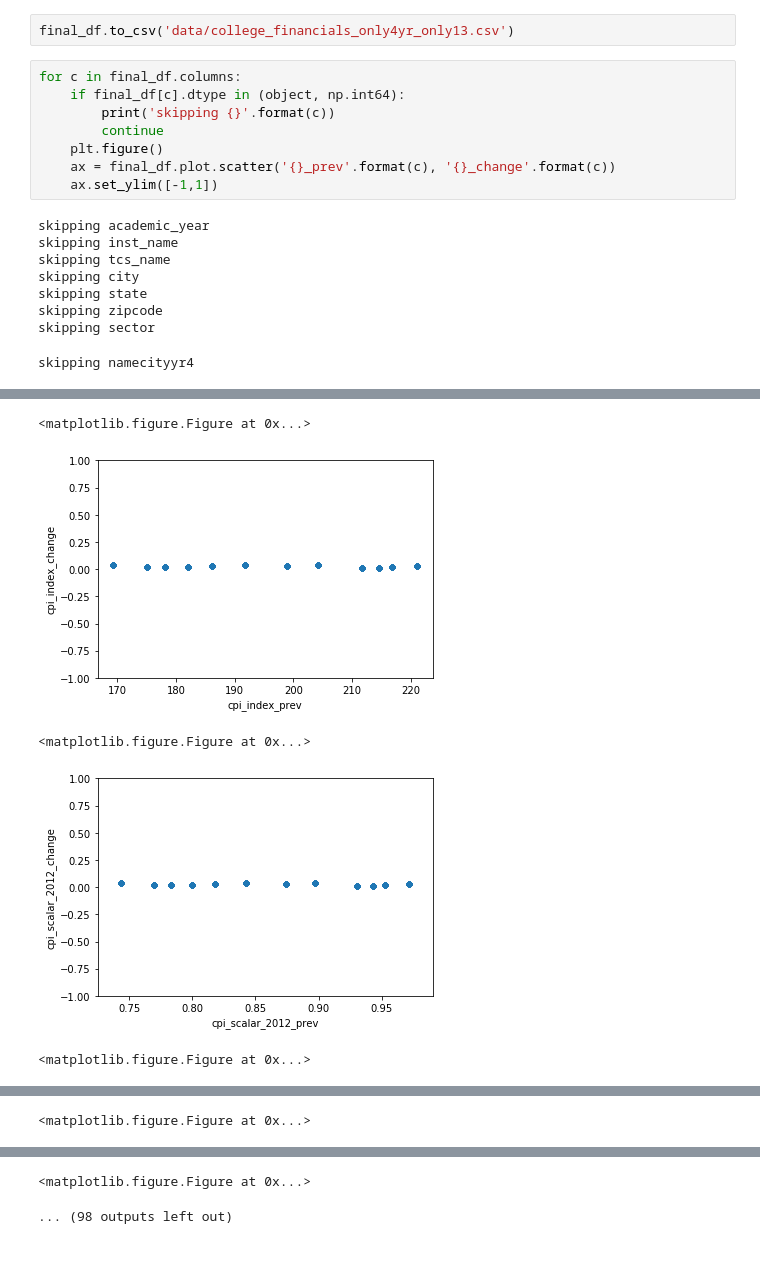
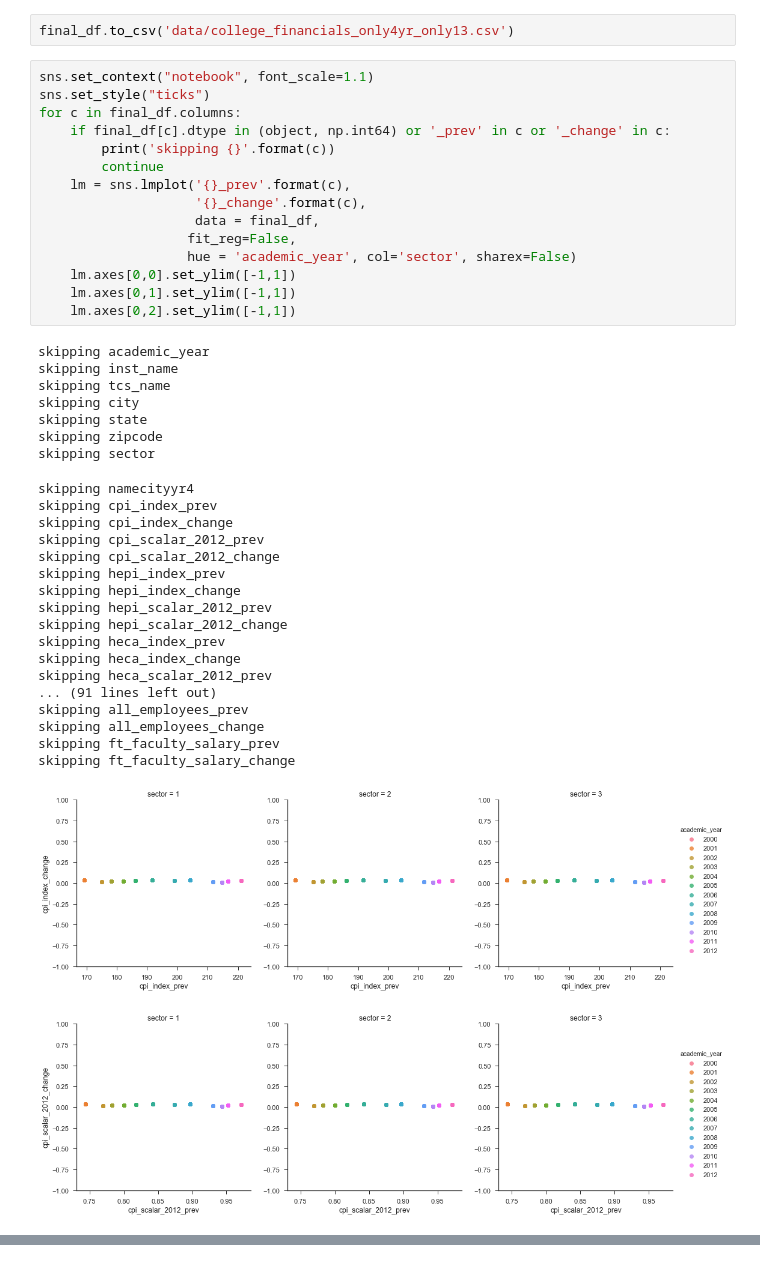
Before and after one commit to yunlinz/datathon, a Jupyter notebook: college_financials2.ipynb, the cells around one changed output, grey strips where cells are left out. Drawn from its saved outputs; the diff is of its cells as text.

```diff
--- a/college_financials2.ipynb
+++ b/college_financials2.ipynb
@@ -71,19 +71,44 @@ final_df[final_df['inst_name'] == 'Stanford University']
 # %%
 final_df.to_csv('data/college_financials_only4yr_only13.csv')
 # %%
+sns.set_context("notebook", font_scale=1.1)
+sns.set_style("ticks")
 for c in final_df.columns:
-    if final_df[c].dtype in (object, np.int64):
+    if final_df[c].dtype in (object, np.int64) or '_prev' in c or '_change' in c:
         print('skipping {}'.format(c))
         continue
-    plt.figure()
-    ax = final_df.plot.scatter('{}_prev'.format(c), '{}_change'.format(c))
-    ax.set_ylim([-1,1])
+    lm = sns.lmplot('{}_prev'.format(c),
+                    '{}_change'.format(c),
+                    data = final_df,
+                   fit_reg=False,
+                   hue = 'academic_year', col='sector', sharex=False)
+    lm.axes[0,0].set_ylim([-1,1])
+    lm.axes[0,1].set_ylim([-1,1])
+    lm.axes[0,2].set_ylim([-1,1])
 # %% [output]
 skipping academic_year
 skipping inst_name
 skipping tcs_name
 skipping city
 skipping state
 skipping zipcode
 skipping sector
 skipping namecityyr4
+skipping cpi_index_prev
+skipping cpi_index_change
+skipping cpi_scalar_2012_prev
+skipping cpi_scalar_2012_change
+skipping hepi_index_prev
+skipping hepi_index_change
+skipping hepi_scalar_2012_prev
+skipping hepi_scalar_2012_change
+skipping heca_index_prev
+skipping heca_index_change
+skipping heca_scalar_2012_prev
+... (91 lines left out)
+skipping all_employees_prev
+skipping all_employees_change
+skipping ft_faculty_salary_prev
+skipping ft_faculty_salary_change
+[figure, new version]
+[figure, new version]
@@ -91,5 +123,0 @@ KeyError: 'cpi_index_prev_prev'
-<matplotlib.figure.Figure at 0x...>
-[figure, old version]
-<matplotlib.figure.Figure at 0x...>
-[figure, old version]
-<matplotlib.figure.Figure at 0x...>
@@ -97 +123,0 @@ KeyError: 'cpi_index_prev_prev'
-<matplotlib.figure.Figure at 0x...>
@@ -99,2 +123,0 @@ KeyError: 'cpi_index_prev_prev'
-<matplotlib.figure.Figure at 0x...>
-... (98 outputs left out)
```
Also changed, not shown: parts of 1 cell of this notebook.
